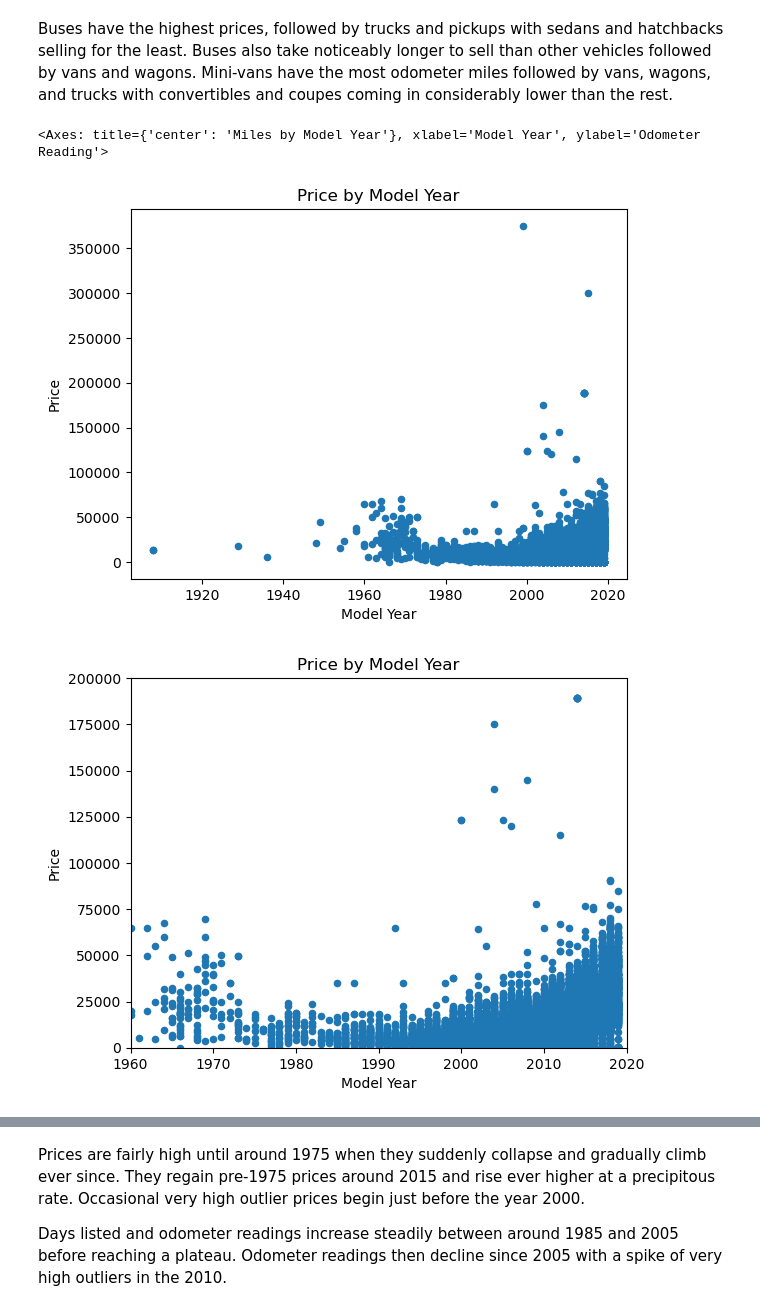
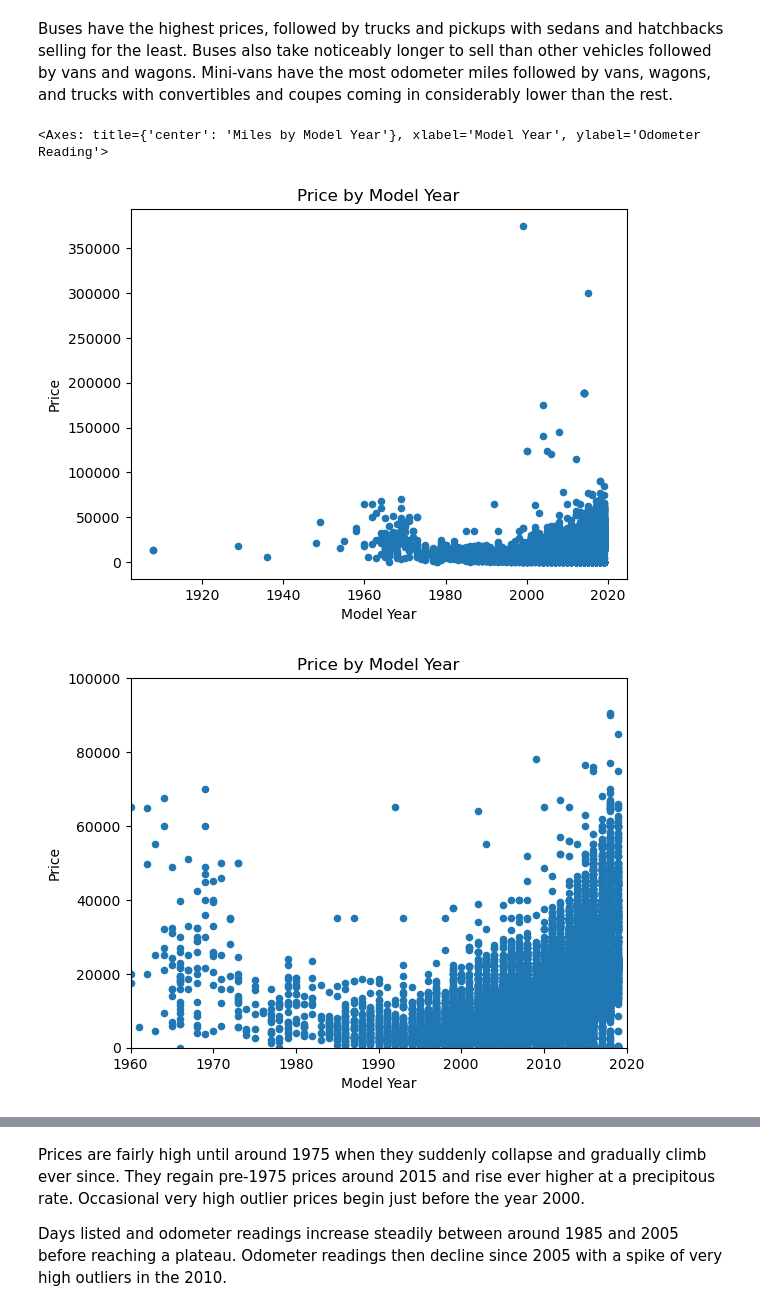
Before and after one commit to uberbeek/sprint4-project, a Jupyter notebook: notebooks/EDA.ipynb, the cells around one changed output, grey strips where cells are left out. Cells and saved outputs as stored; diff of their text form; code cells hidden in the pictures.

```diff
--- a/notebooks/EDA.ipynb
+++ b/notebooks/EDA.ipynb
@@ -867,14 +867,14 @@ Buses have the highest prices, followed by trucks and pickups with sedans and ha
 # %%
 # Plot a scatter chart for price, days listed, and odometer by model year
 
 df_cars.plot(x='model_year', y='price', kind='scatter', xlabel='Model Year', ylabel='Price', title='Price by Model Year')
-df_cars.plot(x='model_year', y='price', kind='scatter', xlim=(1960,2020), ylim=(0, 200000), xlabel='Model Year', ylabel='Price', title='Price by Model Year')
+df_cars.plot(x='model_year', y='price', kind='scatter', xlim=(1960,2020), ylim=(0, 100000), xlabel='Model Year', ylabel='Price', title='Price by Model Year')
 df_cars.plot(x='model_year', y='days_listed', kind='scatter', xlim=1960, xlabel='Model Year', ylabel='Days Listed', title='Days Listed by Model Year')
 df_cars.plot(x='model_year', y='odometer', kind='scatter', xlim=1960, xlabel='Model Year', ylabel='Odometer Reading', title='Miles by Model Year')
 # %% [output]
 <Axes: title={'center': 'Miles by Model Year'}, xlabel='Model Year', ylabel='Odometer Reading'>
 [figure]
-[figure, old version]
+[figure, new version]
 [figure]
 [figure]
 # %% [markdown]
```
Also changed, not shown: 1 other file.
